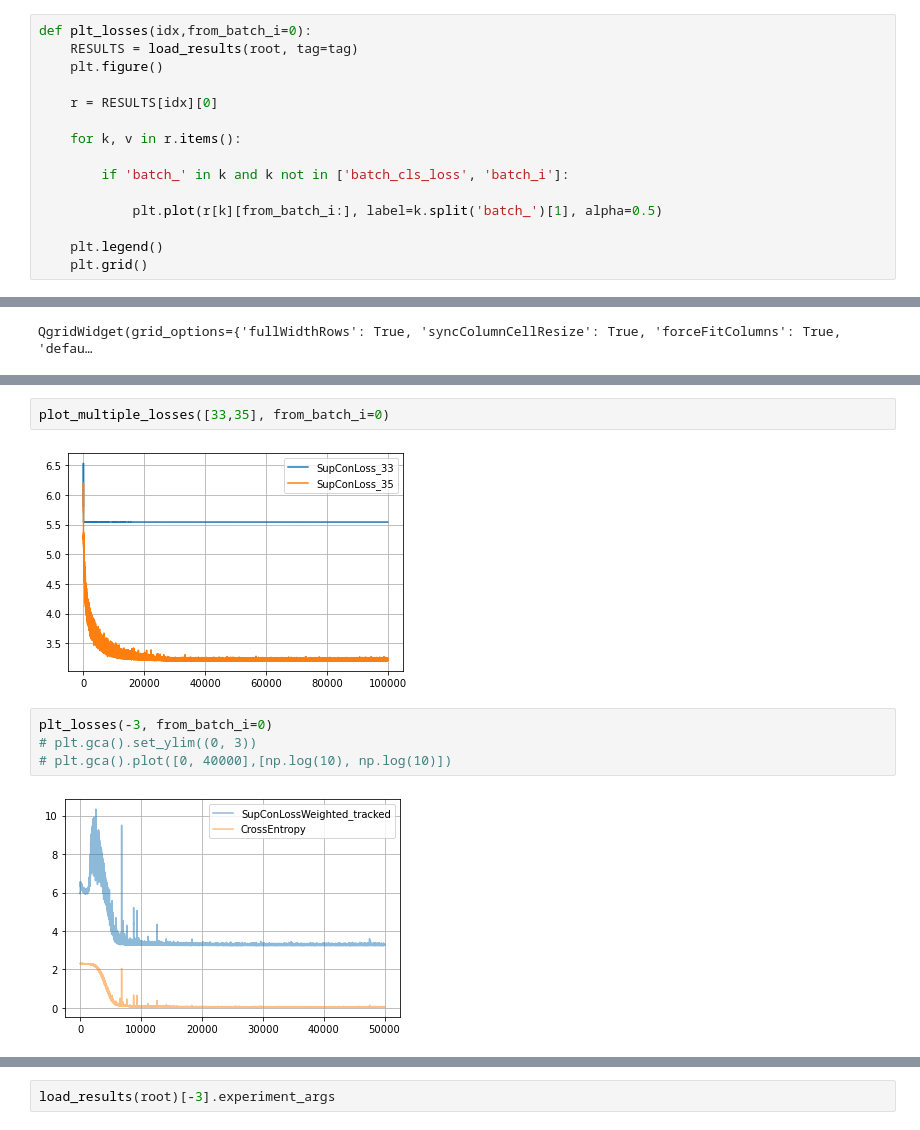
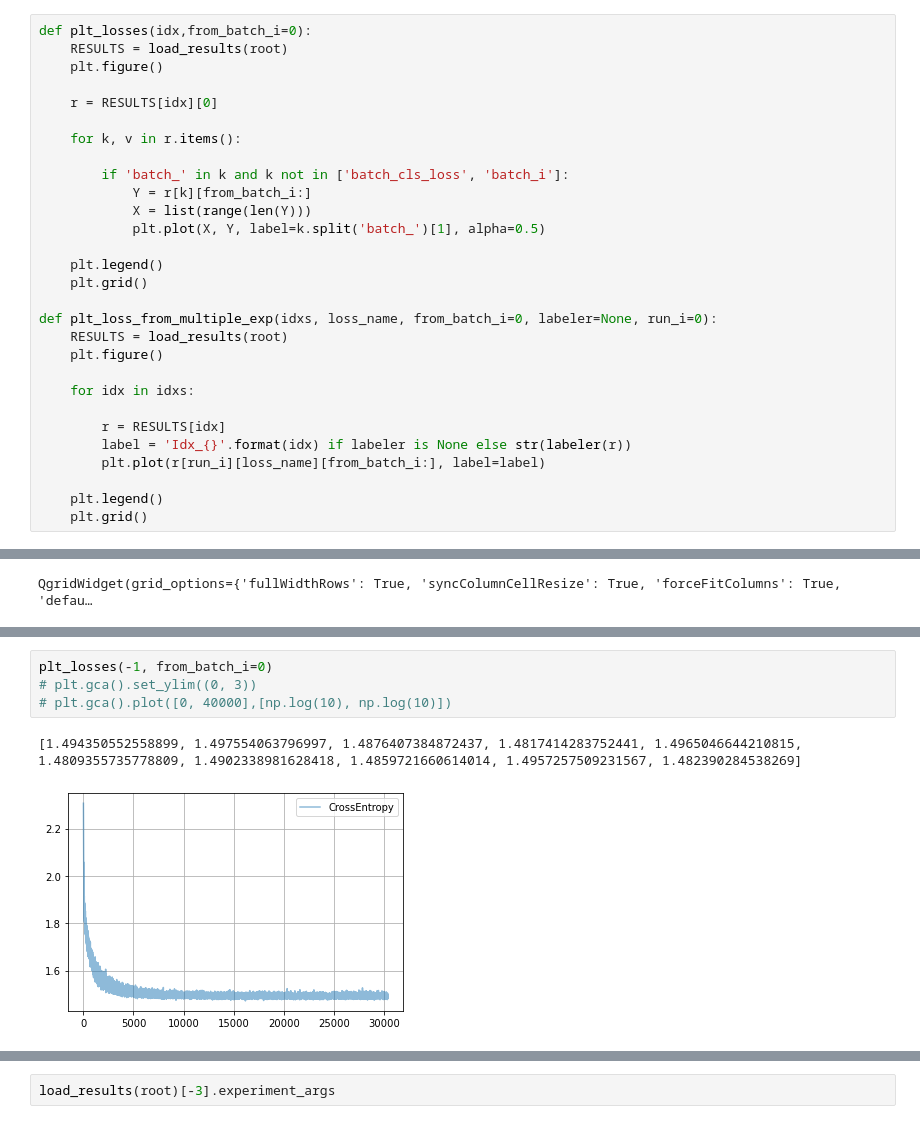
Before and after one commit to plus-rkwitt/py_supcon_vs_ce, a Jupyter notebook: explore_results.ipynb, the cells around one changed output, grey strips where cells are left out. Saved outputs shown, nothing was run; the diff lists cells and outputs as text.

```diff
--- a/explore_results.ipynb
+++ b/explore_results.ipynb
@@ -145,7 +143,7 @@ def df_from_results():
     return A.join(B)
 # %%
 def plt_losses(idx,from_batch_i=0):
-    RESULTS = load_results(root, tag=tag)
+    RESULTS = load_results(root)
     plt.figure()
 
     r = RESULTS[idx][0]
@@ -153,11 +151,25 @@ def plt_losses(idx,from_batch_i=0):
     for k, v in r.items():
 
         if 'batch_' in k and k not in ['batch_cls_loss', 'batch_i']:
-
-            plt.plot(r[k][from_batch_i:], label=k.split('batch_')[1], alpha=0.5)
+            Y = r[k][from_batch_i:]
+            X = list(range(len(Y)))
+            plt.plot(X, Y, label=k.split('batch_')[1], alpha=0.5)
 
     plt.legend()
     plt.grid()
+
+def plt_loss_from_multiple_exp(idxs, loss_name, from_batch_i=0, labeler=None, run_i=0):
+    RESULTS = load_results(root)
+    plt.figure()
+
+    for idx in idxs:
+
+        r = RESULTS[idx]
+        label = 'Idx_{}'.format(idx) if labeler is None else str(labeler(r))
+        plt.plot(r[run_i][loss_name][from_batch_i:], label=label)
+
+    plt.legend()
+    plt.grid()
 # %%
 progress_from_results()
 # %% [output]
@@ -204,10 +201,7 @@ def plot_multiple_losses(idxs,from_batch_i=0):
-# %%
-plot_multiple_losses([33,35], from_batch_i=0)
-# %% [output]
-[figure, removed]
 # %%
-plt_losses(-3, from_batch_i=0)
+plt_losses(-1, from_batch_i=0)
 # plt.gca().set_ylim((0, 3))
 # plt.gca().plot([0, 40000],[np.log(10), np.log(10)])
 # %% [output]
+[1.494350552558899, 1.497554063796997, 1.4876407384872437, 1.4817414283752441, 1.4965046644210815, 1.4809355735778809, 1.4902338981628418, 1.4859721660614014, 1.4957257509231567, 1.482390284538269]
-[figure, old version]
+[figure, new version]
```
Also changed, not shown: parts of 19 cells of this notebook, 10 other files.
